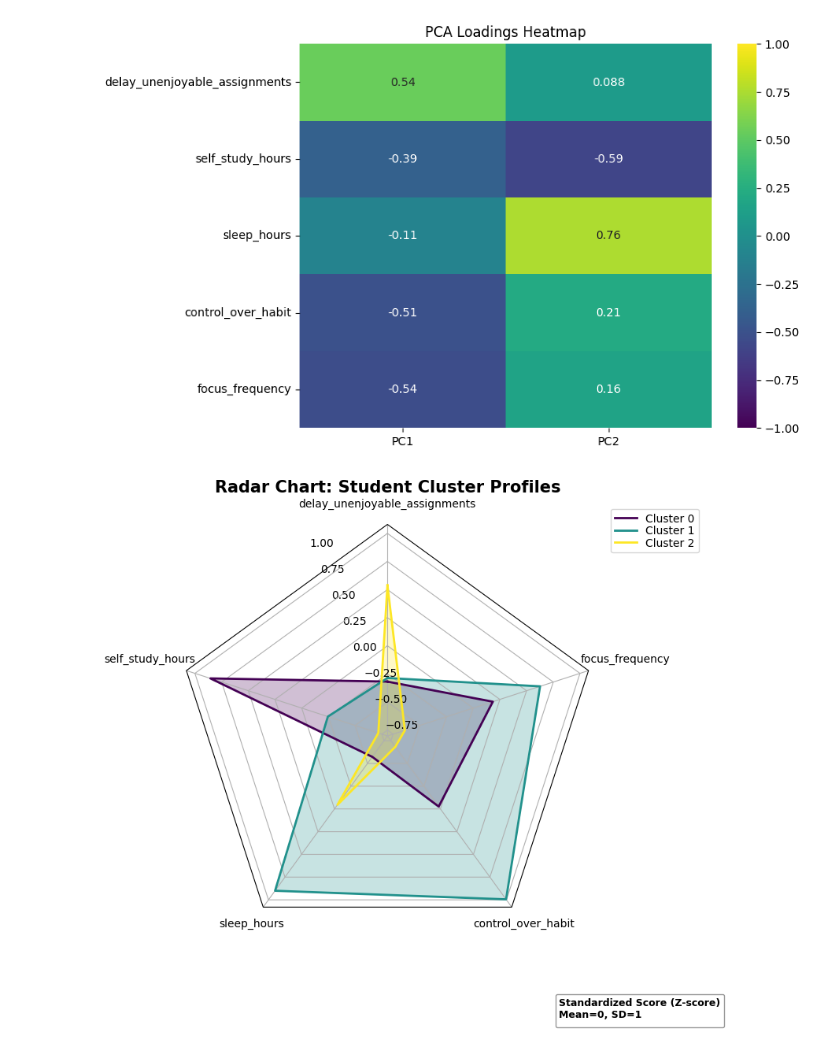
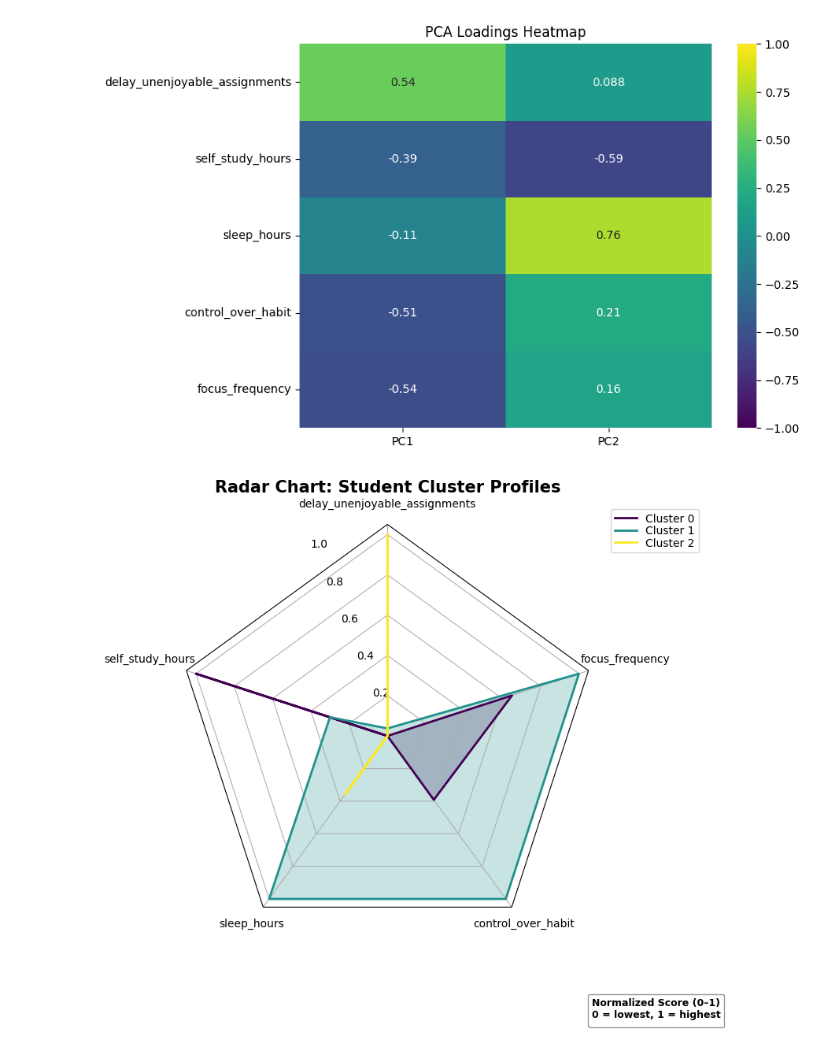
Before and after one commit to longlinh123456/final_project, a Jupyter notebook: source/unsupervised.ipynb, the cells around one changed output. Drawn from its saved outputs; the diff is of its cells as text; code cells hidden in the pictures.

```diff
--- a/source/unsupervised.ipynb
+++ b/source/unsupervised.ipynb
@@ -252,6 +403,12 @@ cluster_means = df_scaled_df.groupby("Cluster").mean()
 # encoded_df["Cluster"] = kmeans.fit_predict(df_scaled)
 # cluster_means = encoded_df.groupby("Cluster")[features.columns].mean()
 # Prepare categories variables
+radar_scaler = MinMaxScaler()
+cluster_means_scaled = pd.DataFrame(
+    radar_scaler.fit_transform(cluster_means),
+    columns=cluster_means.columns,
+    index=cluster_means.index
+)
 categories = cluster_means.columns.tolist()
 N = len(categories)
 
@@ -265,7 +422,7 @@ colors = ["#440154", "#21918c", "#fde725"]
 labels = []
 handles = []
 
-for i, row in cluster_means.iterrows():
+for i, row in cluster_means_scaled.iterrows():
     values = row.values
     color = colors[i]
 
@@ -291,32 +448,32 @@ for cat in categories:
 ax.set_varlabels(categories, pads=padding)
 
 ax.set_title(
     "Radar Chart: Student Cluster Profiles", weight="bold", size=15, position=(0.5, 1.1)
 )
 
 
 # Update ax.legend to include handles
 ax.legend(
     handles,
     labels,
     loc="upper right",
     bbox_to_anchor=(1.25, 1.05),
     labelspacing=0.1,
     fontsize="medium",
 )
 likert_legend = fig.legend(
     # handles=likert_handles,
-    title="Standardized Score (Z-score)\nMean=0, SD=1",
+    title="Normalized Score (0–1)\n0 = lowest, 1 = highest",
     title_fontsize=9,
     loc="lower right",
     fontsize=8,
     edgecolor="grey",
     handlelength=0,
     handleheight=0,
 )
 likert_legend.get_title().set_fontweight("bold")
 
 plt.tight_layout()
 plt.show()
 # %% [output]
-[figure, old version]
+[figure, new version]
```
Also changed, not shown: parts of 5 cells of this notebook.
